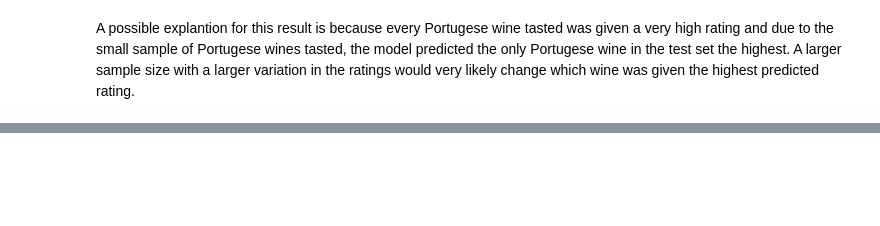
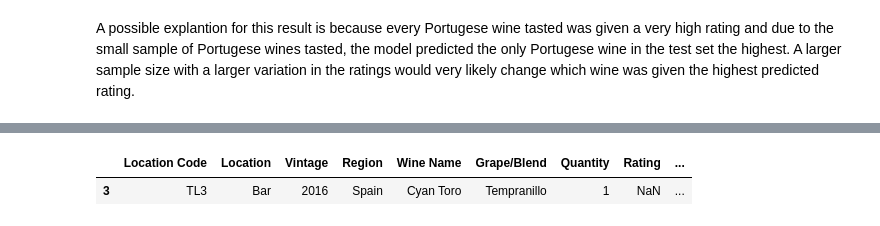
Before and after one commit to JenniferNolasco/wineInventory, a Jupyter notebook: wineInventory.ipynb, the cells around one changed output, grey strips where cells are left out. Drawn from its saved outputs; the diff is of its cells as text; code cells hidden in the pictures; blank space fills up the shorter version.

Commit message:
updated ratings

```diff
--- a/wineInventory.ipynb
+++ b/wineInventory.ipynb
@@ -168,0 +197,5 @@ Name: Region, dtype: int64
+# %%
+df[df['Wine Name']=='Cyan Toro']
+# %% [output]
+|  | Location Code | Location | Vintage | Region | Wine Name | Grape/Blend | Quantity | Rating | ... |
+| 3 | TL3 | Bar | 2016 | Spain | Cyan Toro | Tempranillo | 1 | NaN | ... |
```
Also changed, not shown: parts of 13 cells of this notebook.
